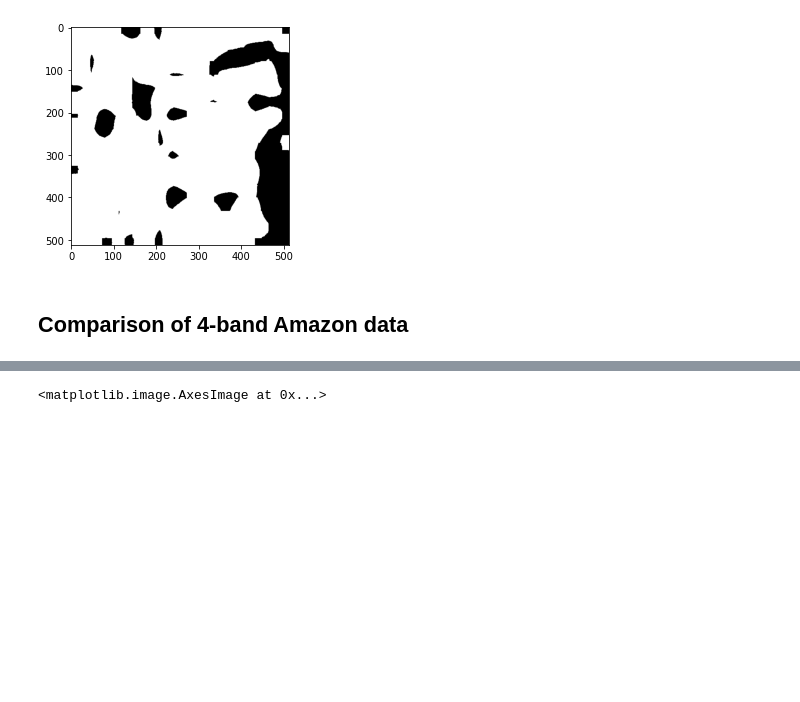
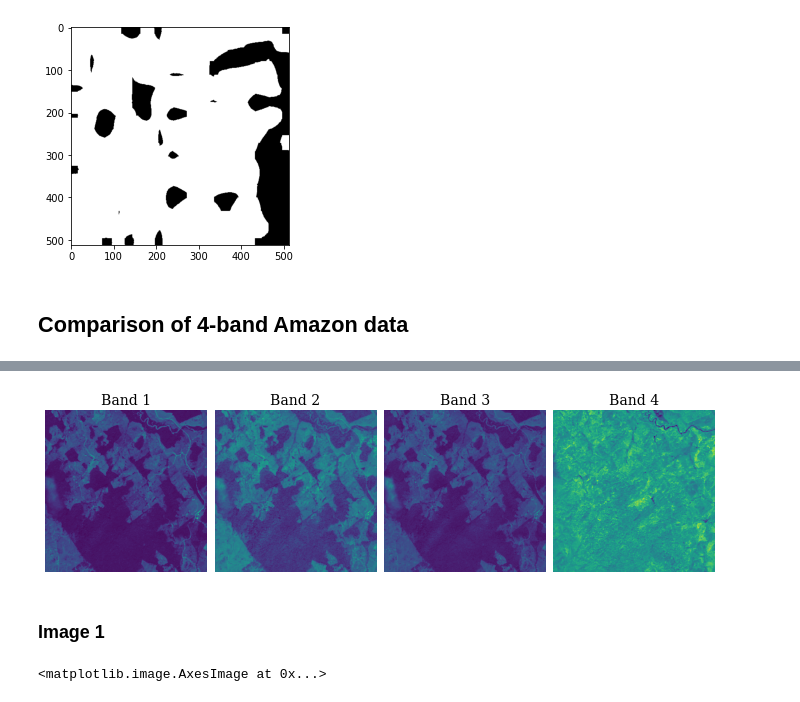
Before and after one commit to davej23/attention-mechanism-unet, a Jupyter notebook: Figures.ipynb, the cells around one changed output, grey strips where cells are left out. Cells and saved outputs as stored; diff of their text form; code cells hidden in the pictures; blank space fills up the shorter version.

```diff
--- a/Figures.ipynb
+++ b/Figures.ipynb
@@ -889,3 +1068,31 @@ plt.imshow(im_2.reshape(512,512,4)[:,:,0:3])
+# %%
+# Show different bands
+fig, axs = plt.subplots(1,4, figsize=(12,6))
+axs[0].imshow(im_2.reshape(512,512,4)[:,:,0])
+axs[1].imshow(im_2.reshape(512,512,4)[:,:,1])
+axs[2].imshow(im_2.reshape(512,512,4)[:,:,2])
+axs[3].imshow(im_2.reshape(512,512,4)[:,:,3])
+
+axs[0].axis('off')
+axs[1].axis('off')
+axs[2].axis('off')
+axs[3].axis('off')
+
+axs[0].set_aspect('equal')
+axs[1].set_aspect('equal')
+axs[2].set_aspect('equal')
+axs[3].set_aspect('equal')
+
+axs[0].set_title('Band 1', size=14)
+axs[1].set_title('Band 2', size=14)
+axs[2].set_title('Band 3', size=14)
+axs[3].set_title('Band 4', size=14)
+
+fig.subplots_adjust(wspace=0.05, hspace=0)
+# %% [output]
+[figure, added]
+# %% [markdown]
+### Image 1
 # %%
 # Ground truth mask
 plt.imshow(mk_2.reshape(512,512), cmap = 'gray')
```
Also changed, not shown: parts of 11 cells of this notebook.
